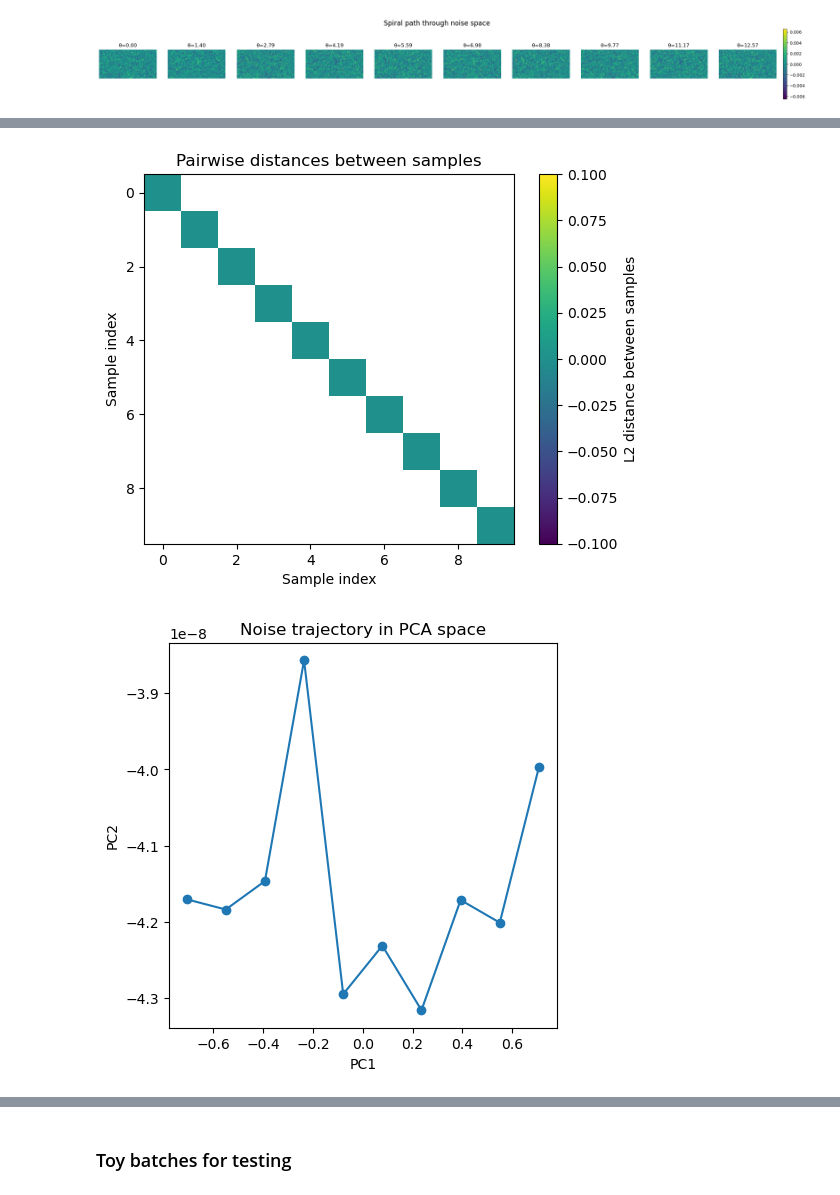
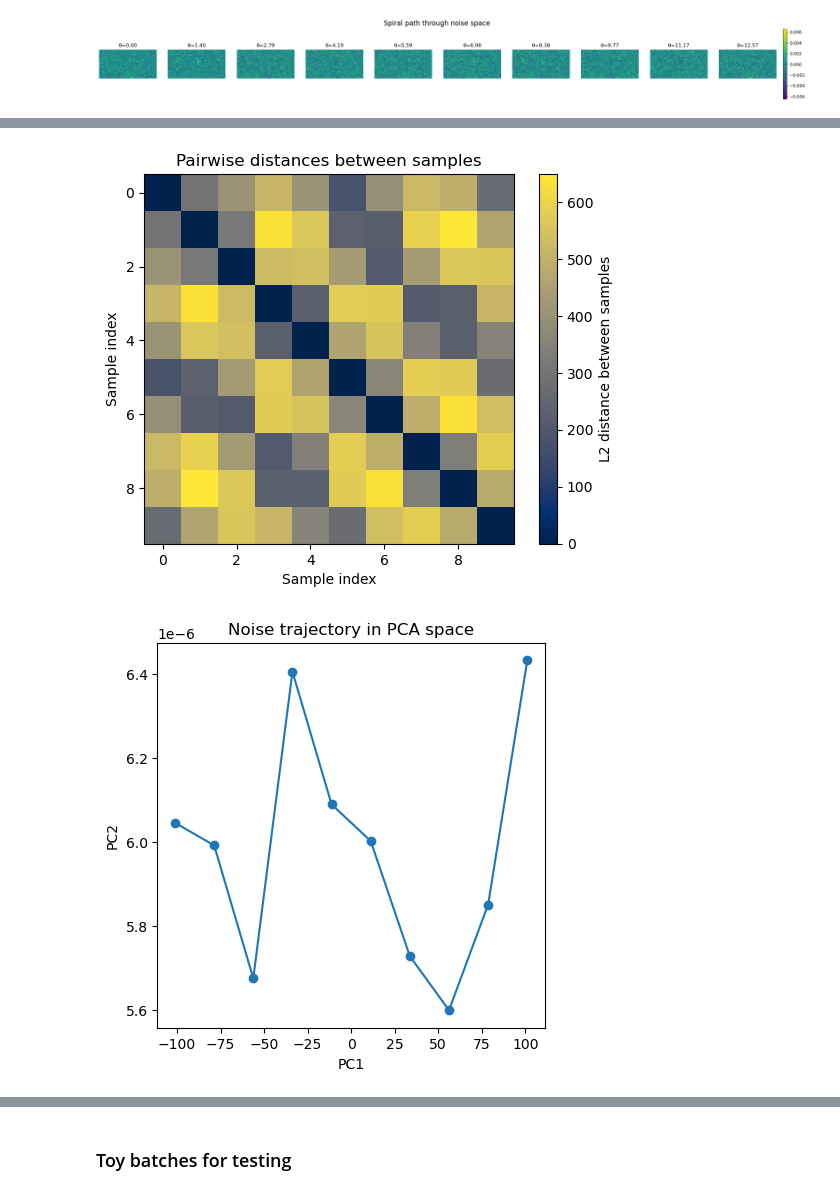
Before and after one commit to vitusbenson/neural_transport, a Jupyter notebook: neural_transport/flowmatching_dev/testScript.ipynb, the cells around one changed output, grey strips where cells are left out. Drawn from its saved outputs; the diff is of its cells as text; code cells hidden in the pictures.

```diff
--- a/neural_transport/flowmatching_dev/testScript.ipynb
+++ b/neural_transport/flowmatching_dev/testScript.ipynb
@@ -694,6 +785,11 @@ def generate_noise(batch, n_samples=10, noise=None):
             x_init_scaled = r * x_init
             spiral_noises.append(x_init_scaled)
         return spiral_noises
+    elif noise == "simple":
+        x0 = torch.randn_like(all_levels)
+        v = torch.randn_like(all_levels)
+        alphas = torch.linspace(0, 1, n_samples)
+        return [(1 - alpha) * x0 + alpha * v for alpha in alphas]
     else:
         raise ValueError(f"Unknown noise type: {noise}")
 # %%
@@ -999,42 +1140,36 @@ def generate_noise(batch, n_samples=10, noise=None):
     elif noise == "spiral_noise":
         x0 = torch.randn_like(all_levels)
         v = torch.randn_like(all_levels)
-        x0_unit = x0 / x0.norm()
-        v_unit = v / v.norm()
         angles = torch.linspace(0, 4*torch.pi, n_samples)
 
         spiral_noises = []
         for a in angles:
-            x_init = torch.cos(a) * x0_unit + torch.sin(a) * v_unit
+            x_init = torch.cos(a) * x0 + torch.sin(a) * v
             spiral_noises.append(x_init)
         return spiral_noises
 
-    elif noise == "hypersphere_noise":
+    elif noise == "spiral_outward_noise":
         # Step 1: pick a reference noise vector
         x0 = torch.randn_like(all_levels)
         # Step 2: pick a direction vector (independent random noise)
         v = torch.randn_like(all_levels)
-        # Step 3: normalize both to have unit norm
-        x0_unit = x0 / x0.norm()
-        v_unit = v / v.norm()
+        # Step 3: create spiral path
         angles = torch.linspace(0, 4*torch.pi, n_samples)
 
         spiral_noises = []
         for a in angles:
             # Step 4: rotate between x0 and v
-            x_init = torch.cos(a) * x0_unit + torch.sin(a) * v_unit
+            x_init = torch.cos(a) * x0 + torch.sin(a) * v
             # Step 5: scale radius outward
-            r = 1.0 + 0.2 * (a / angles[-1])  # gradually increase radius
+            r = 1.0 + 0.5 * (a / angles[-1])  # gradually increase radius
             x_init_scaled = r * x_init
             spiral_noises.append(x_init_scaled)
         return spiral_noises
     elif noise == "geodesic_noise":
         x0 = torch.randn_like(all_levels)
         v = torch.randn_like(all_levels)
-        x0_unit = x0 / x0.norm()
-        v_unit = v / v.norm()
         alphas = torch.linspace(0, 1, n_samples)
-        return [(1 - a) * x0_unit + a * v_unit for a in alphas]
+        return [(1 - alpha) * x0 + alpha * v for alpha in alphas]
     else:
         raise ValueError(f"Unknown noise type: {noise}")
 
@@ -1069,7 +1204,11 @@ def iterative_generate(
     dss = []
     obss = []
 
-    noise_list = generate_noise(dataset[0], n_samples=n_samples, noise="geodesic_noise")
+    noise_list = generate_noise(dataset[0], n_samples=n_samples, noise="spiral_noise")
+    angles = torch.linspace(0, 4*torch.pi, n_samples)
+    # torch.linspace(0, 1, n_samples)  # alphas
+    param_name = "$\\theta$"
+    analyze_noise_path(noise_list, angles, label=param_name)
 
     for i in range(n_samples):
         batch = {k: v.unsqueeze(0).to(device) for k, v in dataset[0].items()} # condition on the first timestep
@@ -1129,6 +1268,8 @@ def iterative_generate(
 
     return ds_all
 # %%
+n_samples = 32
+
 outpath = Path("test_preds")
 ds_all = iterative_generate(
     transport_model,
@@ -1143,6 +1284,6 @@ ds_all = iterative_generate(
     target_vars_3d=["co2massmix"],
     target_vars_2d=[],
     save_obs=False,   # True only possible if "gph_bottom", "gph_top" are in batch
-    n_samples=10,   # keep small for a test
+    n_samples=n_samples,   # keep small for a test
 )
 # %% [output]
@@ -1183,20 +1326,22 @@ plt.show()
 # %%
+ds_slice = ds_all["co2massmix"].isel(level=0)
+
 data = ds_slice.values  # shape: (10, lat, lon)
 data_flat = data.reshape(data.shape[0], -1)
 
 # Compute pairwise L2 distances
 dist_matrix = np.linalg.norm(
     data_flat[:, None, :] - data_flat[None, :, :], axis=-1
 )
 
-plt.imshow(dist_matrix, cmap="viridis")
+plt.imshow(dist_matrix, cmap="cividis")
 plt.colorbar(label="L2 distance between samples")
 plt.title("Pairwise distances between samples")
 plt.xlabel("Sample index")
 plt.ylabel("Sample index")
 plt.show()
 # %% [output]
-[figure, old version]
+[figure, new version]
 # %%
 from sklearn.decomposition import PCA
 
@@ -1215,4 +1360,4 @@ plt.xlabel("PC1")
 plt.ylabel("PC2")
 plt.show()
 # %% [output]
-[figure, old version]
+[figure, new version]
```
Also changed, not shown: parts of 17 cells of this notebook, 1 other file.
